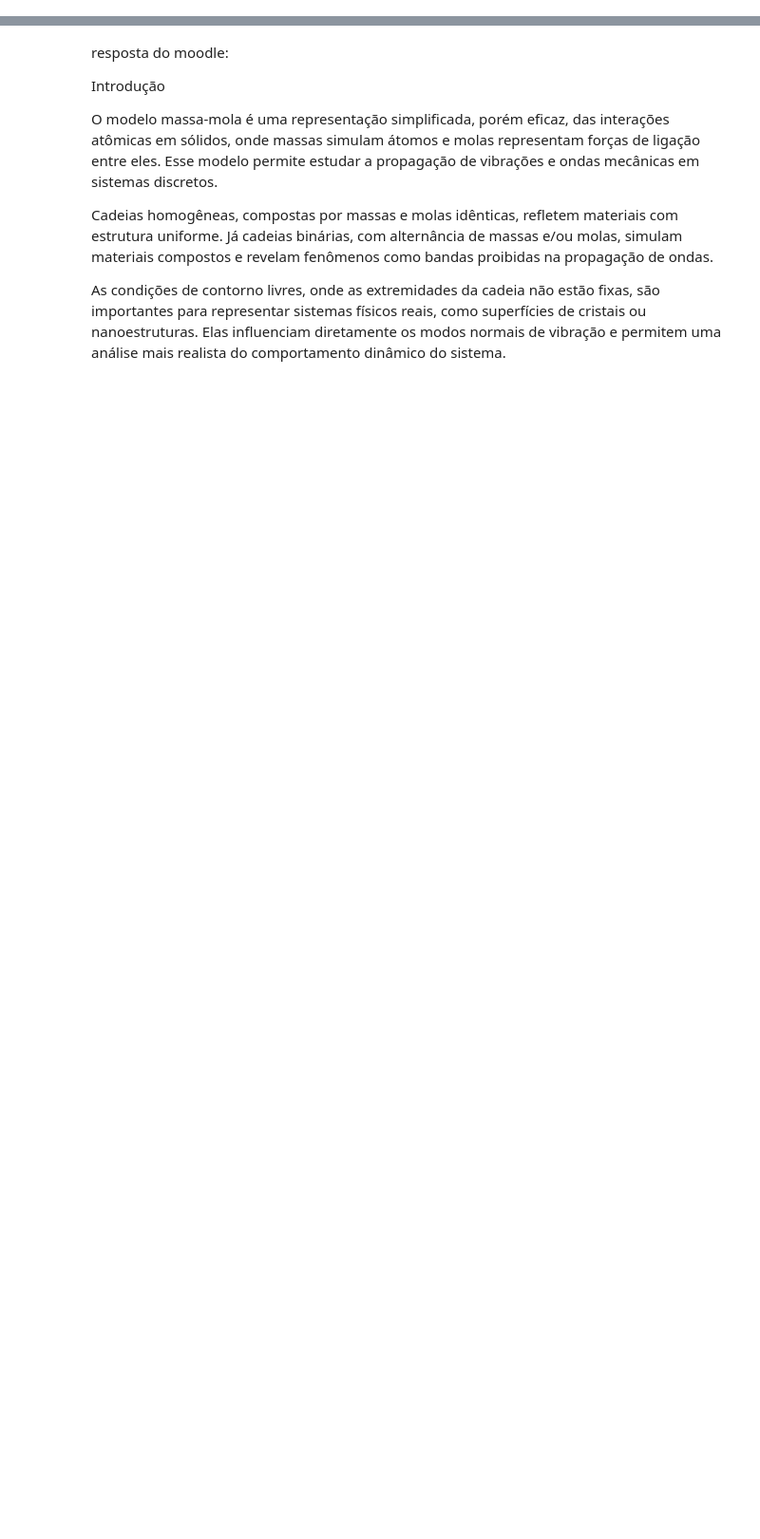
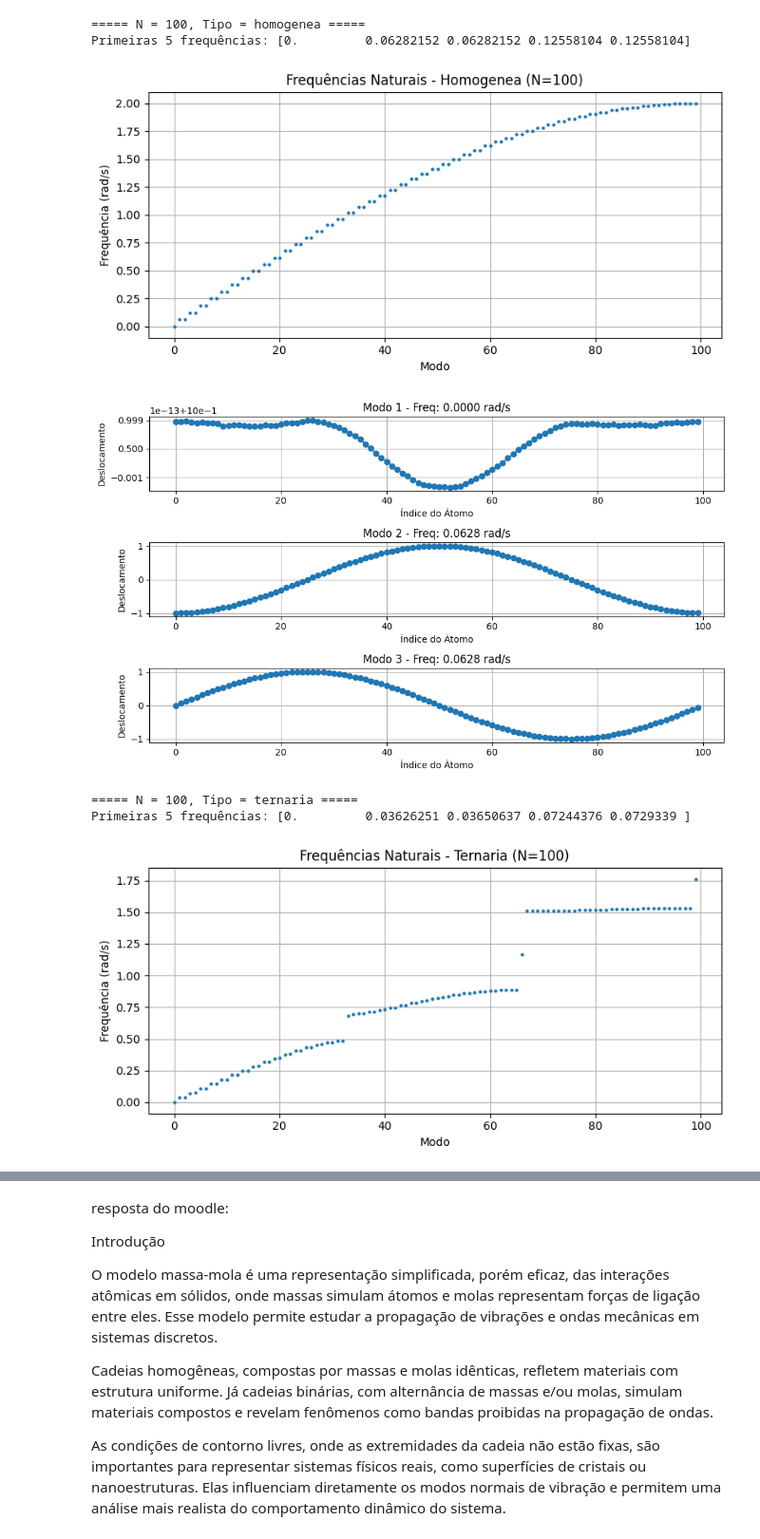
Before and after one commit to gabireisch/av5, a Jupyter notebook: av5.ipynb, the cells around one changed output, grey strips where cells are left out. Shown at 95% size. Saved outputs shown, nothing was run; the diff lists cells and outputs as text; code cells hidden in the pictures; blank space fills up the shorter version.

```diff
--- a/av5.ipynb
+++ b/av5.ipynb
@@ -117,0 +194,24 @@ Primeiras 5 frequências: [4.83929436e-09 3.62758565e-03 3.63000570e-03 7.255092
+# %%
+Ns = [100, 1000, 10000]
+tipos = ['homogenea', 'ternaria']
+
+for N in Ns:
+    for tipo in tipos:
+        print(f"\n===== N = {N}, Tipo = {tipo} =====")
+        sistema = CadeiaAtomica(N=N, tipo=tipo, k=1.0)
+        freq, modos = sistema.calcular_frequencias_e_modos()
+        print("Primeiras 5 frequências:", freq[:5])
+
+        # Plota todas as frequências
+        sistema.plotar_frequencias(freq)
+
+        # Plota os 3 primeiros modos completos SEM corte
+        sistema.plotar_modos_normais(modos, freq, n_modos=3)
+# %% [output]
+===== N = 100, Tipo = homogenea =====
+Primeiras 5 frequências: [0.         0.06282152 0.06282152 0.12558104 0.12558104]
+[figure, added]
+[figure, added]
+===== N = 100, Tipo = ternaria =====
+Primeiras 5 frequências: [0.         0.03626251 0.03650637 0.07244376 0.0729339 ]
+[figure, added]
```
Also changed, not shown: parts of 8 cells of this notebook, 2 other files.
